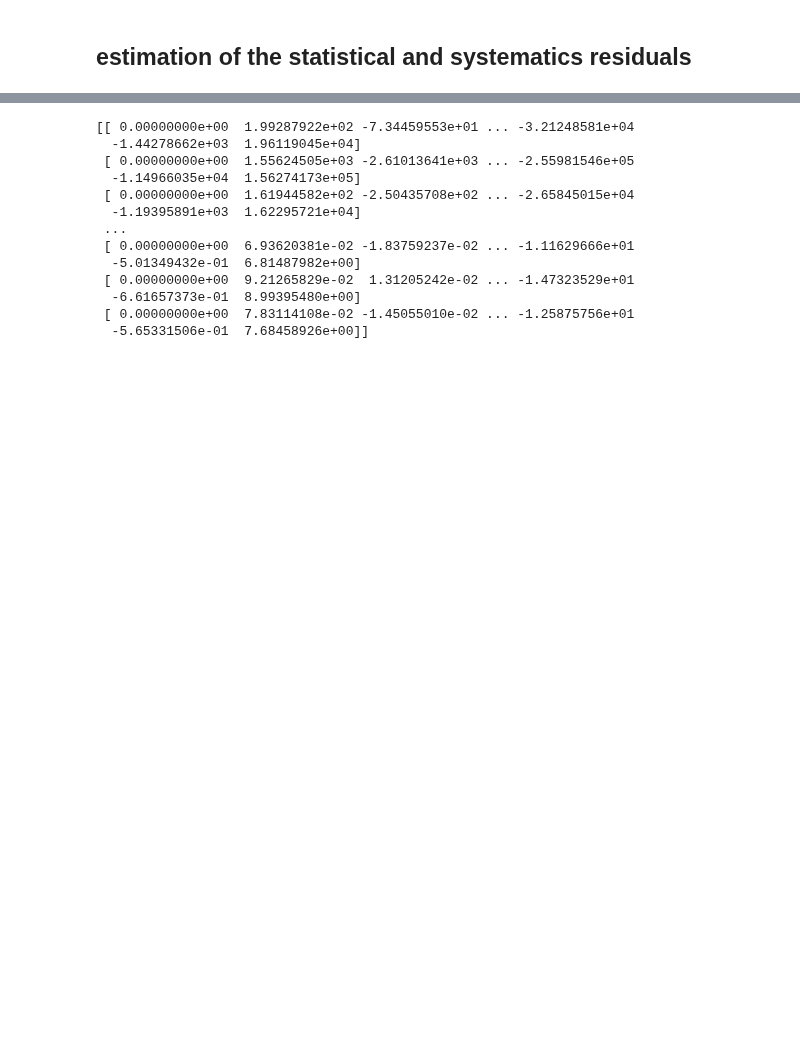
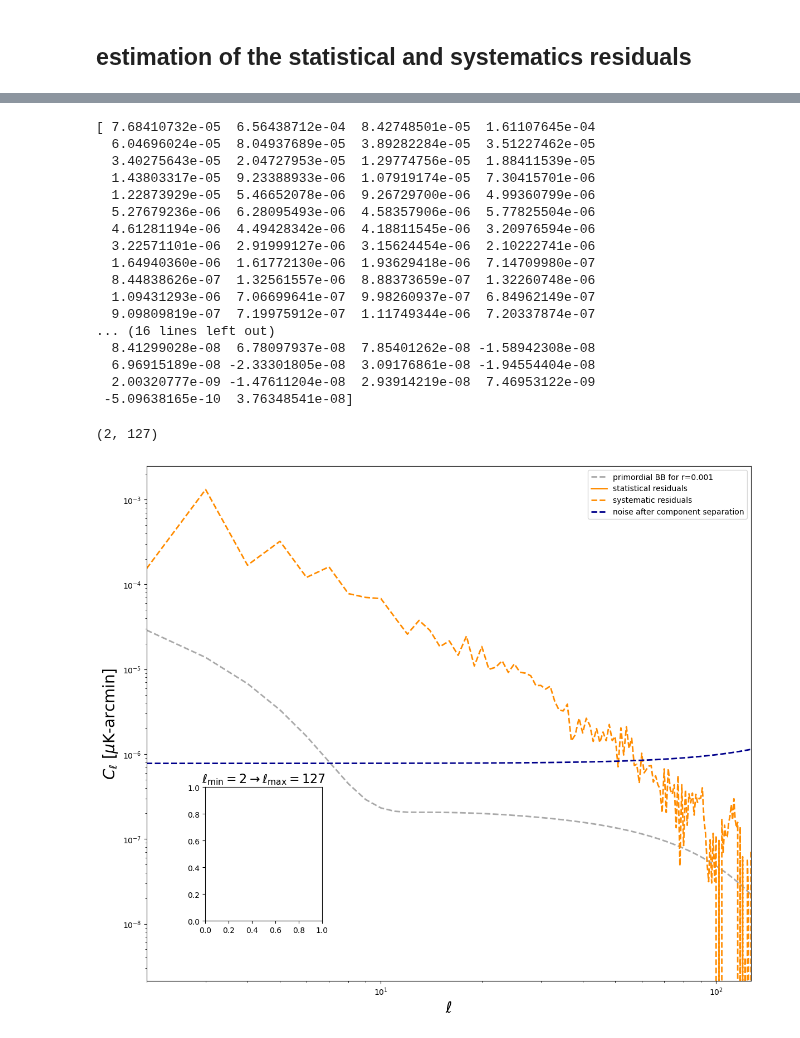
Before and after one commit to AlicePirotta/APC, a Jupyter notebook: pipeline residuals_new.ipynb, the cells around one changed output, grey strips where cells are left out. Saved outputs shown, nothing was run; the diff lists cells and outputs as text; code cells hidden in the pictures; blank space fills up the shorter version.

```diff
--- a/pipeline residuals_new.ipynb
+++ b/pipeline residuals_new.ipynb
@@ -482,8 +451,6 @@ Cl_fgs = Cl_fgs[..., lmin:] / fsky
 # %%
 
 V_maxL = np.einsum('ij,ij...->...', sigma_params_square, W_dB_dB_maxL)
-
-
 
 # Check dimentions
 assert ((n_freqs,) == W_maxL.shape == W_dB_maxL.shape[1:]== W_dB_dB_maxL.shape[2:] == V_maxL.shape)
@@ -497,8 +464,7 @@ Cl_xF['yz'] = _utmv(W_maxL, Cl_fgs.T, V_maxL )  # (ell,)
 Cl_xF['Yy'] = _mmv(W_dB_maxL, Cl_fgs.T, W_maxL)  # (ell, param)
 Cl_xF['Yz'] = _mmv(W_dB_maxL, Cl_fgs.T, V_maxL)  # (ell, param)
 
-print(Cl_xF['Yz'])
-
+print(Cl_xF['yz'] )
 
 Cl_noise = _get_Cl_noise(instrument, A_maxL, lmax)[ i_cmb,  i_cmb, lmin:]
 
@@ -509,22 +475,58 @@ stat = np.einsum('ij, lij -> l', sigma_params_square, Cl_xF['YY'])
 var = stat**2 + 2 * np.einsum('li, ij, lj -> l', Cl_xF['Yy'], sigma_params_square, Cl_xF['Yy'])
 # noise_stat= noise + stat
 
-
 #control that Cl_BB_residual = noise + stat
 # %% [output]
-[[ 0.00000000e+00  1.99287922e+02 -7.34459553e+01 ... -3.21248581e+04
-  -1.44278662e+03  1.96119045e+04]
- [ 0.00000000e+00  1.55624505e+03 -2.61013641e+03 ... -2.55981546e+05
-  -1.14966035e+04  1.56274173e+05]
- [ 0.00000000e+00  1.61944582e+02 -2.50435708e+02 ... -2.65845015e+04
-  -1.19395891e+03  1.62295721e+04]
- ...
- [ 0.00000000e+00  6.93620381e-02 -1.83759237e-02 ... -1.11629666e+01
-  -5.01349432e-01  6.81487982e+00]
- [ 0.00000000e+00  9.21265829e-02  1.31205242e-02 ... -1.47323529e+01
-  -6.61657373e-01  8.99395480e+00]
- [ 0.00000000e+00  7.83114108e-02 -1.45055010e-02 ... -1.25875756e+01
-  -5.65331506e-01  7.68458926e+00]]
+[ 7.68410732e-05  6.56438712e-04  8.42748501e-05  1.61107645e-04
+  6.04696024e-05  8.04937689e-05  3.89282284e-05  3.51227462e-05
+  3.40275643e-05  2.04727953e-05  1.29774756e-05  1.88411539e-05
+  1.43803317e-05  9.23388933e-06  1.07919174e-05  7.30415701e-06
+  1.22873929e-05  5.46652078e-06  9.26729700e-06  4.99360799e-06
+  5.27679236e-06  6.28095493e-06  4.58357906e-06  5.77825504e-06
+  4.61281194e-06  4.49428342e-06  4.18811545e-06  3.20976594e-06
+  3.22571101e-06  2.91999127e-06  3.15624454e-06  2.10222741e-06
+  1.64940360e-06  1.61772130e-06  1.93629418e-06  7.14709980e-07
+  8.44838626e-07  1.32561557e-06  8.88373659e-07  1.32260748e-06
+  1.09431293e-06  7.06699641e-07  9.98260937e-07  6.84962149e-07
+  9.09809819e-07  7.19975912e-07  1.11749344e-06  7.20337874e-07
+... (16 lines left out)
+  8.41299028e-08  6.78097937e-08  7.85401262e-08 -1.58942308e-08
+  6.96915189e-08 -2.33301805e-08  3.09176861e-08 -1.94554404e-08
+  2.00320777e-09 -1.47611204e-08  2.93914219e-08  7.46953122e-09
+ -5.09638165e-10  3.76348541e-08]
+# %%
+lmin= 2
+lmax= 127
+ell = np.arange(lmin, lmax+1)
+
+
+Cl_fid = {}
+Cl_fid['BB'] = _get_Cl_cmb(Alens=0.1, r=0.001)[2][lmin:lmax+1]
+Cl_fid['BuBu'] = _get_Cl_cmb(Alens=0.0, r=1.0)[2][lmin:lmax+1]
+Cl_fid['BlBl'] = _get_Cl_cmb(Alens=1.0, r=0.0)[2][lmin:lmax+1]
+
+
+
+fig = pl.figure( figsize=(14,12), facecolor='w', edgecolor='k' )
+ax = pl.gca()
+left, bottom, width, height = [0.2, 0.2, 0.15, 0.2]
+ax0 = fig.add_axes([left, bottom, width, height])
+ax0.set_title(r'$\ell_{\min}=$'+str(lmin)+\
+    r'$ \rightarrow \ell_{\max}=$'+str(lmax), fontsize=16)
+
+# ax.loglog(ell, Cl_BB_r_001, color='DarkGray', linestyle='-', label='BB tot', linewidth=2.0)
+ax.loglog(ell, Cl_BB_r_001 , color='DarkGray', linestyle='--', label='primordial BB for r='+str(0.001), linewidth=2.0)
+ax.loglog(ell, stat, 'DarkOrange', label='statistical residuals', linewidth=2.0)
+ax.loglog(ell, bias, 'DarkOrange', linestyle='--', label='systematic residuals', linewidth=2.0)
+ax.loglog(ell, noise, 'DarkBlue', linestyle='--', label='noise after component separation', linewidth=2.0)
+# ax.loglog(ell, Cl_BB_residual, 'DarkGreen', linestyle='--', label='residual', linewidth=1.0)
+ax.legend()
+ax.set_xlabel('$\ell$', fontsize=20)
+ax.set_ylabel('$C_\ell$ [$\mu$K-arcmin]', fontsize=20)
+ax.set_xlim(lmin,lmax)
+# %% [output]
+(2, 127)
+[figure, added]
 # %%
 # lmin= 2
 # lmax= 192
```
Also changed, not shown: parts of 23 cells of this notebook.
